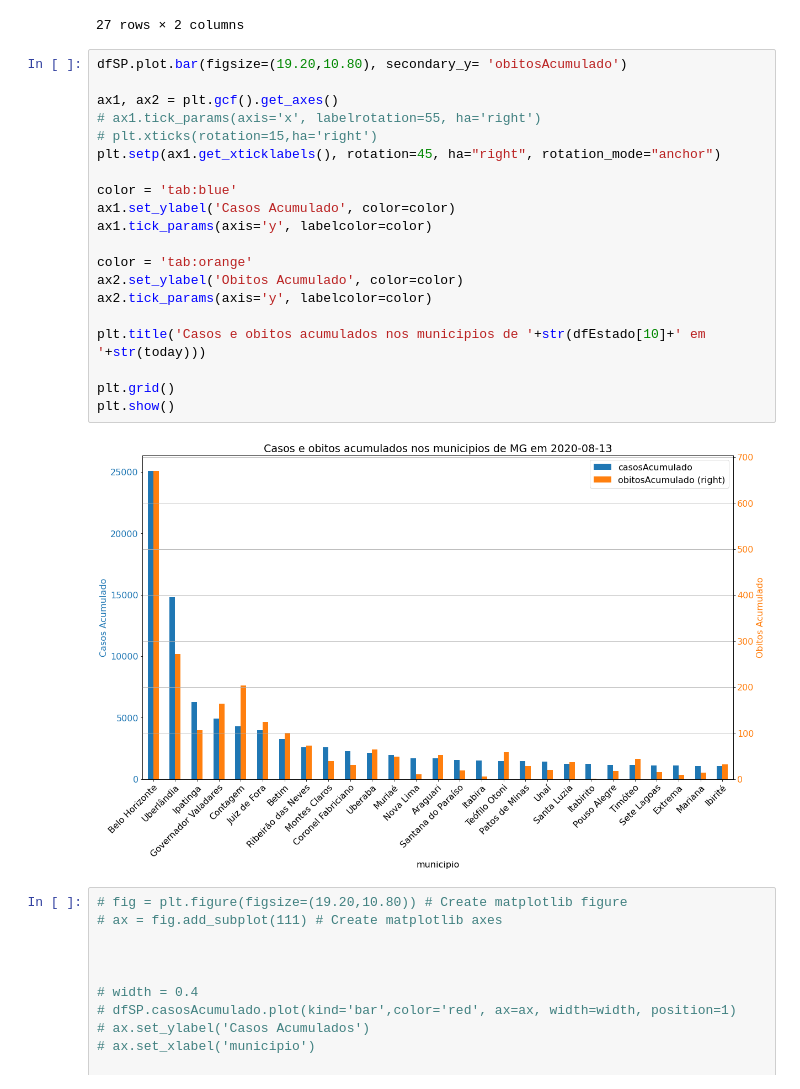
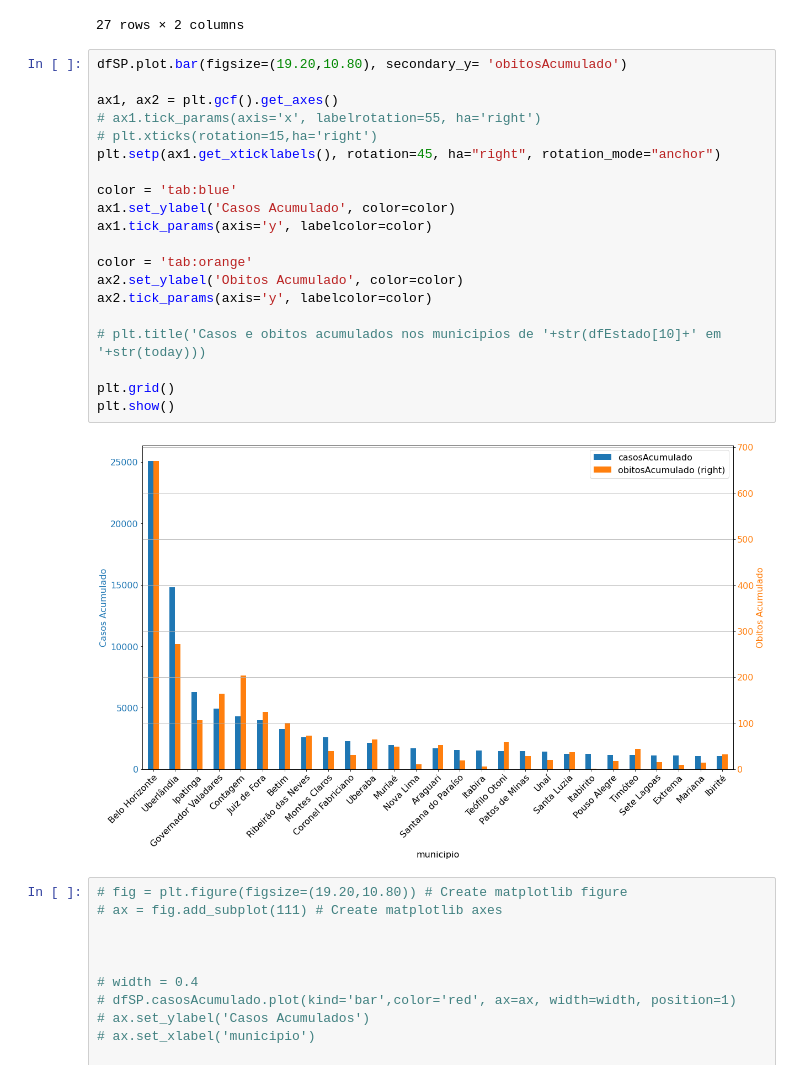
Before and after one commit to davimercatelli/Covid-19-Data, a Jupyter notebook: Uncomplete_Brazil_Cases.ipynb, the cells around one changed output. Drawn from its saved outputs; the diff is of its cells as text.

```diff
--- a/Uncomplete_Brazil_Cases.ipynb
+++ b/Uncomplete_Brazil_Cases.ipynb
@@ -178,25 +240,25 @@ dfSP
 # %%
 dfSP.plot.bar(figsize=(19.20,10.80), secondary_y= 'obitosAcumulado')
 
 ax1, ax2 = plt.gcf().get_axes()
 # ax1.tick_params(axis='x', labelrotation=55, ha='right')
 # plt.xticks(rotation=15,ha='right')
 plt.setp(ax1.get_xticklabels(), rotation=45, ha="right", rotation_mode="anchor")
 
 color = 'tab:blue'
 ax1.set_ylabel('Casos Acumulado', color=color)
 ax1.tick_params(axis='y', labelcolor=color)
 
 color = 'tab:orange'
 ax2.set_ylabel('Obitos Acumulado', color=color)
 ax2.tick_params(axis='y', labelcolor=color)
 
-plt.title('Casos e obitos acumulados nos municipios de '+str(dfEstado[10]+' em '+str(today)))
+# plt.title('Casos e obitos acumulados nos municipios de '+str(dfEstado[10]+' em '+str(today)))
 
 plt.grid()
 plt.show()
 # %% [output]
-[figure, old version]
+[figure, new version]
 # %%
 # fig = plt.figure(figsize=(19.20,10.80)) # Create matplotlib figure
 # ax = fig.add_subplot(111) # Create matplotlib axes
```
Also changed, not shown: parts of 11 cells of this notebook, 1 other file.
